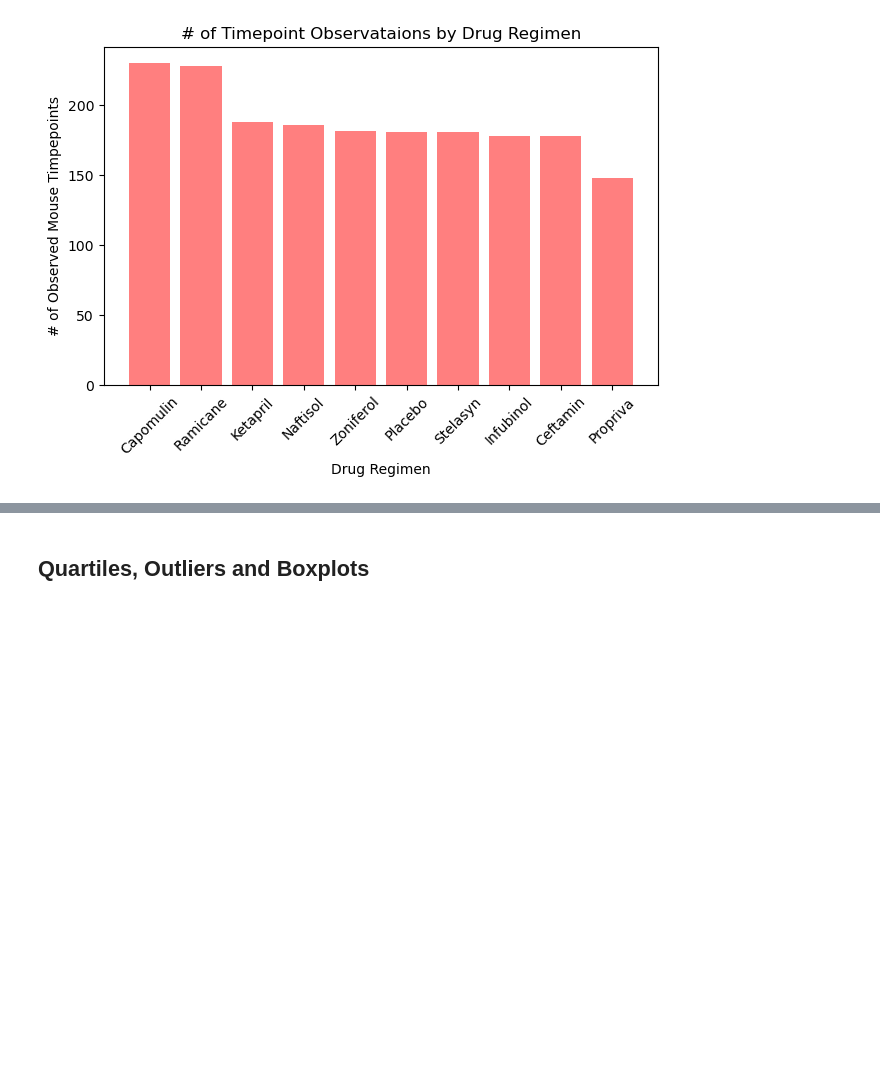
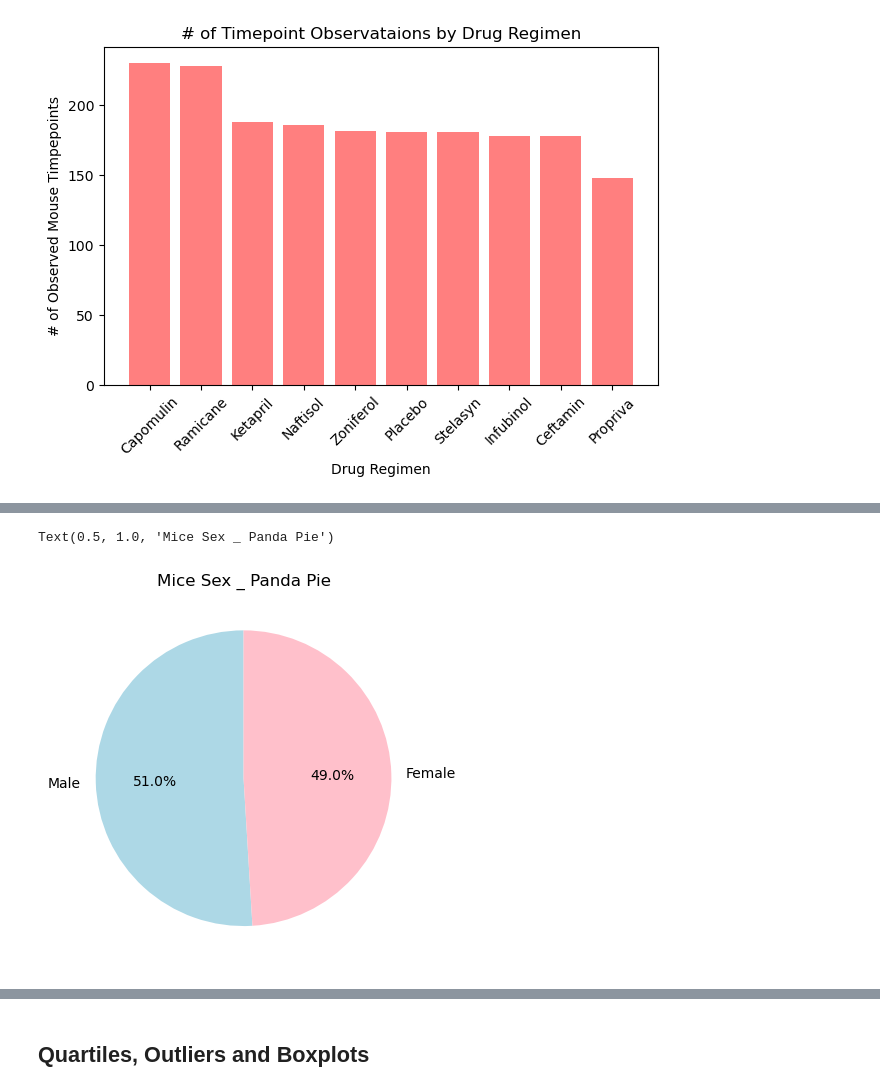
Before and after one commit to sloucel/Data_Visualization_Challenge, a Jupyter notebook: Pymaceuticals/pymaceuticals_starter.ipynb, the cells around one changed output, grey strips where cells are left out. Cells and saved outputs as stored; diff of their text form; code cells hidden in the pictures; blank space fills up the shorter version.

```diff
--- a/Pymaceuticals/pymaceuticals_starter.ipynb
+++ b/Pymaceuticals/pymaceuticals_starter.ipynb
@@ -290,0 +281,21 @@ rows_by_regimen = clean_mouseid_df['Drug Regimen'].value_counts()
+# %%
+# Generate a pie plot showing the distribution of female versus male mice using Pandas
+
+# Define variables for pie chart
+rows_by_sex = clean_mouseid_df['Sex'].value_counts()
+rows_by_sex #Show value by Sex
+colors_1 = ['lightblue', 'pink']
+
+# Create Pie chart w/ pyplt
+plt.pie(rows_by_sex.values,
+        labels=rows_by_sex.index,
+        colors=colors_1,
+        autopct="%1.1f%%",
+        shadow=False,
+        startangle=90);
+
+# Create Title
+plt.title('Mice Sex _ Panda Pie')
+# %% [output]
+Text(0.5, 1.0, 'Mice Sex _ Panda Pie')
+[figure, added]
```
Also changed, not shown: parts of 4 cells of this notebook, 1 other file.
